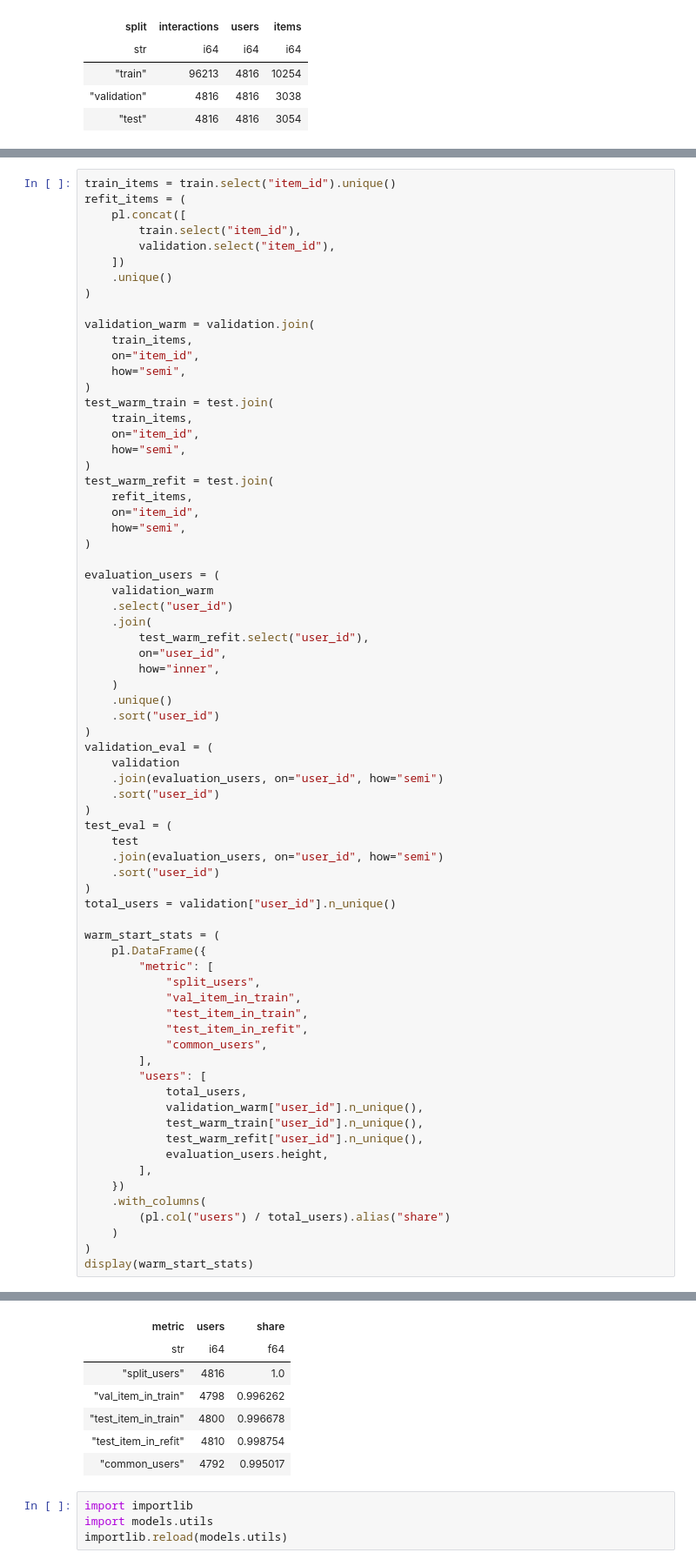
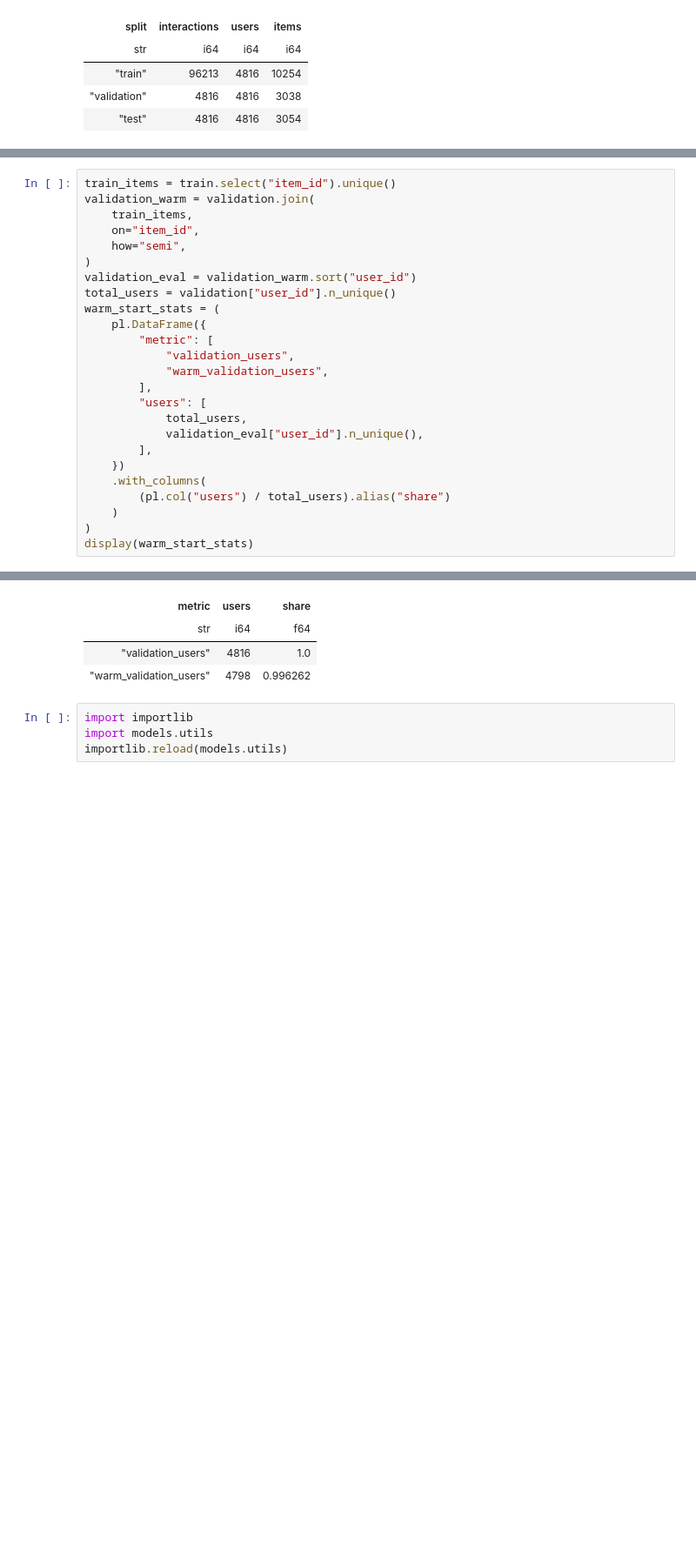
Before and after one commit to vshsch/recsys-hw1, a Jupyter notebook: experiments.ipynb, the cells around one changed output, grey strips where cells are left out. Shown at 87% size. Saved outputs shown, nothing was run; the diff lists cells and outputs as text; blank space fills up the shorter version.

```diff
--- a/experiments.ipynb
+++ b/experiments.ipynb
@@ -1244,67 +1259,21 @@ shape: (3, 4)
 # %%
 train_items = train.select("item_id").unique()
-refit_items = (
-    pl.concat([
-        train.select("item_id"),
-        validation.select("item_id"),
-    ])
-    .unique()
-)
-
 validation_warm = validation.join(
     train_items,
     on="item_id",
     how="semi",
 )
-test_warm_train = test.join(
-    train_items,
-    on="item_id",
-    how="semi",
-)
-test_warm_refit = test.join(
-    refit_items,
-    on="item_id",
-    how="semi",
-)
-
-evaluation_users = (
-    validation_warm
-    .select("user_id")
-    .join(
-        test_warm_refit.select("user_id"),
-        on="user_id",
-        how="inner",
-    )
-    .unique()
-    .sort("user_id")
-)
-validation_eval = (
-    validation
-    .join(evaluation_users, on="user_id", how="semi")
-    .sort("user_id")
-)
-test_eval = (
-    test
-    .join(evaluation_users, on="user_id", how="semi")
-    .sort("user_id")
-)
+validation_eval = validation_warm.sort("user_id")
 total_users = validation["user_id"].n_unique()
-
 warm_start_stats = (
     pl.DataFrame({
         "metric": [
-            "split_users",
-            "val_item_in_train",
-            "test_item_in_train",
-            "test_item_in_refit",
-            "common_users",
+            "validation_users",
+            "warm_validation_users",
         ],
         "users": [
             total_users,
-            validation_warm["user_id"].n_unique(),
-            test_warm_train["user_id"].n_unique(),
-            test_warm_refit["user_id"].n_unique(),
-            evaluation_users.height,
+            validation_eval["user_id"].n_unique(),
         ],
     })
     .with_columns(
@@ -1317,10 +1286,7 @@ shape: (5, 3)
 | metric | users | share |
 | str | i64 | f64 |
-| "split_users" | 4816 | 1.0 |
-| "val_item_in_train" | 4798 | 0.996262 |
-| "test_item_in_train" | 4800 | 0.996678 |
-| "test_item_in_refit" | 4810 | 0.998754 |
-| "common_users" | 4792 | 0.995017 |
+| "validation_users" | 4816 | 1.0 |
+| "warm_validation_users" | 4798 | 0.996262 |
 # %%
 import importlib
 import models.utils
```
Also changed, not shown: parts of 25 cells of this notebook.
